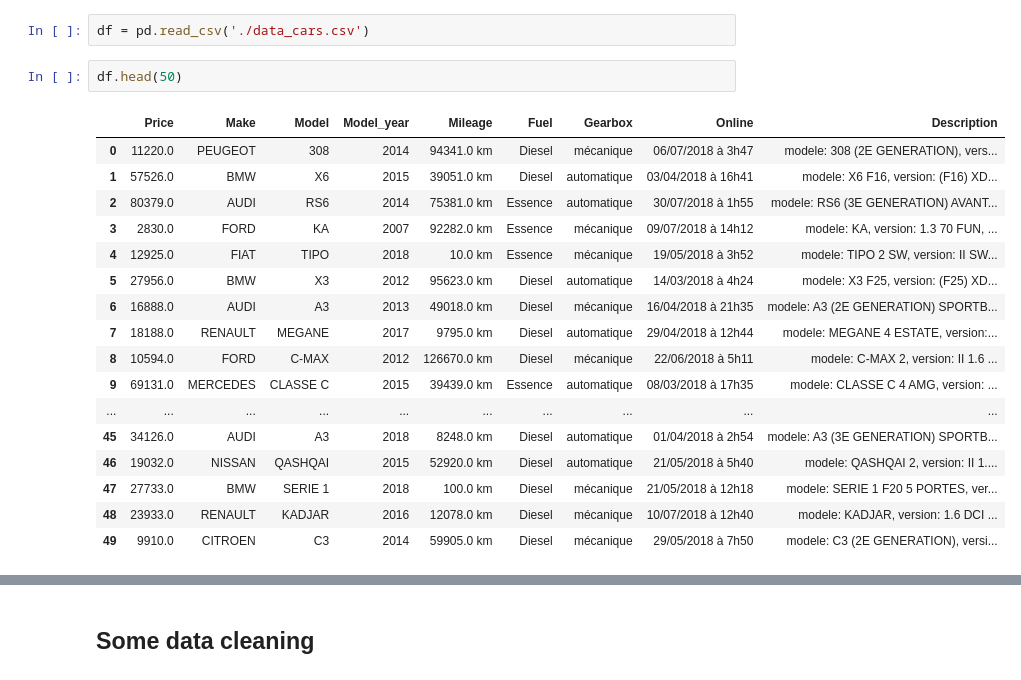
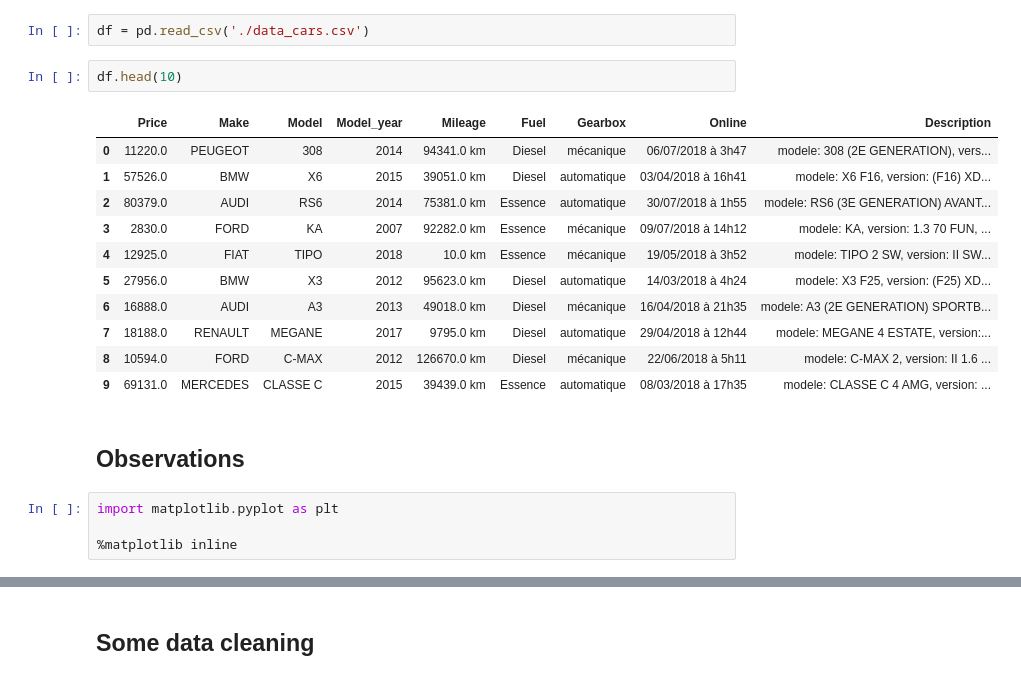
Before and after one commit to bnpoirier/data_project, a Jupyter notebook: main.ipynb, the cells around one changed output, grey strips where cells are left out. Saved outputs shown, nothing was run; the diff lists cells and outputs as text.

Commit message:
Starting some observations with graphs + Create some utils

```diff
--- a/main.ipynb
+++ b/main.ipynb
@@ -15,22 +18,22 @@ os.getcwd()
 # %%
 df = pd.read_csv('./data_cars.csv')
 # %%
-df.head(50)
+df.head(10)
 # %% [output]
 |  | Price | Make | Model | Model_year | Mileage | Fuel | Gearbox | Online | Description |
 | 0 | 11220.0 | PEUGEOT | 308 | 2014 | 94341.0 km | Diesel | mécanique | 06/07/2018 à 3h47 | modele: 308 (2E GENERATION), vers... |
 | 1 | 57526.0 | BMW | X6 | 2015 | 39051.0 km | Diesel | automatique | 03/04/2018 à 16h41 | modele: X6 F16, version: (F16) XD... |
 | 2 | 80379.0 | AUDI | RS6 | 2014 | 75381.0 km | Essence | automatique | 30/07/2018 à 1h55 | modele: RS6 (3E GENERATION) AVANT... |
 | 3 | 2830.0 | FORD | KA | 2007 | 92282.0 km | Essence | mécanique | 09/07/2018 à 14h12 | modele: KA, version: 1.3 70 FUN, ... |
 | 4 | 12925.0 | FIAT | TIPO | 2018 | 10.0 km | Essence | mécanique | 19/05/2018 à 3h52 | modele: TIPO 2 SW, version: II SW... |
 | 5 | 27956.0 | BMW | X3 | 2012 | 95623.0 km | Diesel | automatique | 14/03/2018 à 4h24 | modele: X3 F25, version: (F25) XD... |
 | 6 | 16888.0 | AUDI | A3 | 2013 | 49018.0 km | Diesel | mécanique | 16/04/2018 à 21h35 | modele: A3 (2E GENERATION) SPORTB... |
 | 7 | 18188.0 | RENAULT | MEGANE | 2017 | 9795.0 km | Diesel | automatique | 29/04/2018 à 12h44 | modele: MEGANE 4 ESTATE, version:... |
 | 8 | 10594.0 | FORD | C-MAX | 2012 | 126670.0 km | Diesel | mécanique | 22/06/2018 à 5h11 | modele: C-MAX 2, version: II 1.6 ... |
 | 9 | 69131.0 | MERCEDES | CLASSE C | 2015 | 39439.0 km | Essence | automatique | 08/03/2018 à 17h35 | modele: CLASSE C 4 AMG, version: ... |
-| ... | ... | ... | ... | ... | ... | ... | ... | ... | ... |
-| 45 | 34126.0 | AUDI | A3 | 2018 | 8248.0 km | Diesel | automatique | 01/04/2018 à 2h54 | modele: A3 (3E GENERATION) SPORTB... |
-| 46 | 19032.0 | NISSAN | QASHQAI | 2015 | 52920.0 km | Diesel | automatique | 21/05/2018 à 5h40 | modele: QASHQAI 2, version: II 1.... |
-| 47 | 27733.0 | BMW | SERIE 1 | 2018 | 100.0 km | Diesel | mécanique | 21/05/2018 à 12h18 | modele: SERIE 1 F20 5 PORTES, ver... |
-| 48 | 23933.0 | RENAULT | KADJAR | 2016 | 12078.0 km | Diesel | mécanique | 10/07/2018 à 12h40 | modele: KADJAR, version: 1.6 DCI ... |
-| 49 | 9910.0 | CITROEN | C3 | 2014 | 59905.0 km | Diesel | mécanique | 29/05/2018 à 7h50 | modele: C3 (2E GENERATION), versi... |
+# %% [markdown]
+## Observations
+# %%
+import matplotlib.pyplot as plt
+
+%matplotlib inline
```
Also changed, not shown: parts of 15 cells of this notebook, 2 other files.
